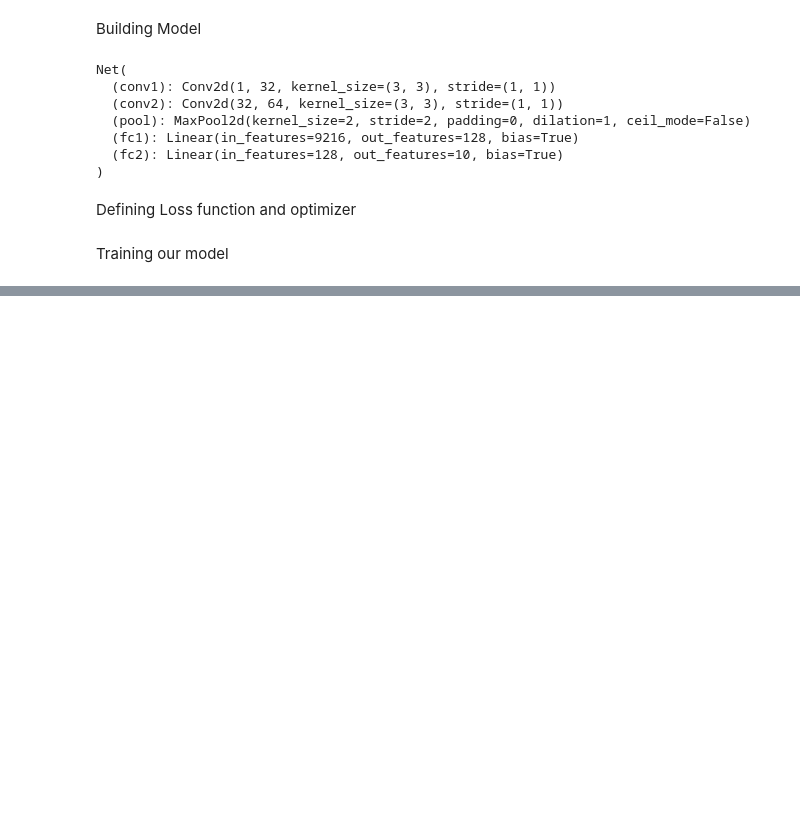
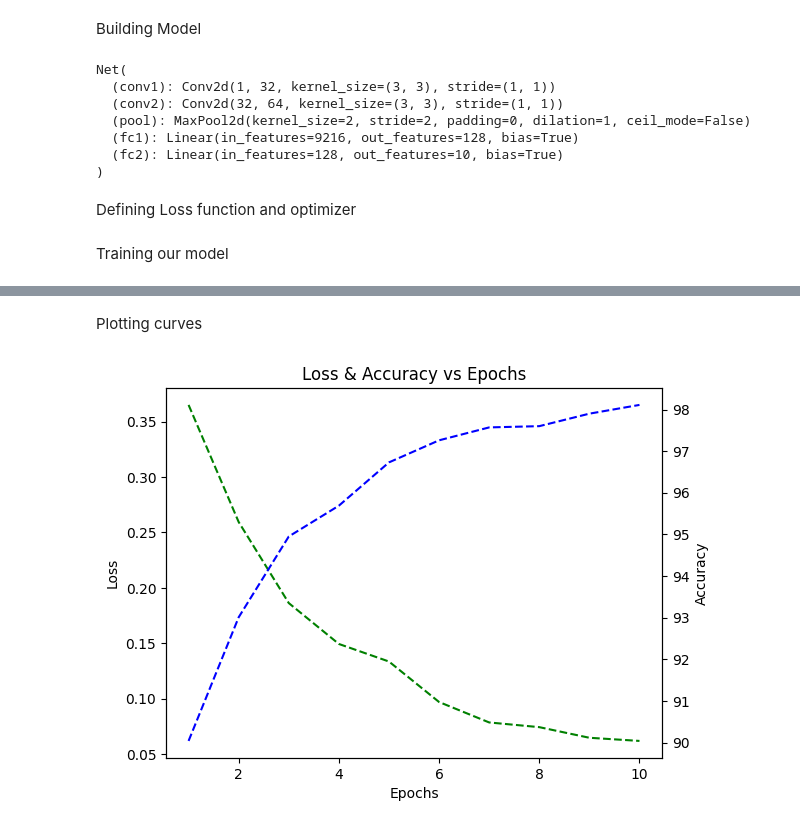
Before and after one commit to AyushPorwal247/MNIST-classification-using-pytorch, a Jupyter notebook: MNIST_classifier.ipynb, the cells around one changed output, grey strips where cells are left out. Cells and saved outputs as stored; diff of their text form; code cells hidden in the pictures; blank space fills up the shorter version.

Commit message:
Plotted Accuracy & Loss vs Epochs

```diff
--- a/MNIST_classifier.ipynb
+++ b/MNIST_classifier.ipynb
@@ -215 +217,16 @@ Epoch: 10, Mini-Batches Completed: 450, Loss: 0.056, Test Accuracy = 98.060%
 Finished Training
+# %% [markdown]
+Plotting curves
+# %%
+fig, ax1 = plt.subplots()
+plt.title("Loss & Accuracy vs Epochs")
+ax2 = ax1.twinx()
+ax1.plot(epoch_log, loss_log, 'g--')
+ax2.plot(epoch_log, accuracy_log, 'b--')
+
+ax1.set_xlabel("Epochs")
+ax1.set_ylabel("Loss")
+ax2.set_ylabel("Accuracy")
+plt.show()
+# %% [output]
+[figure, added]
```
Also changed, not shown: parts of 3 cells of this notebook.
